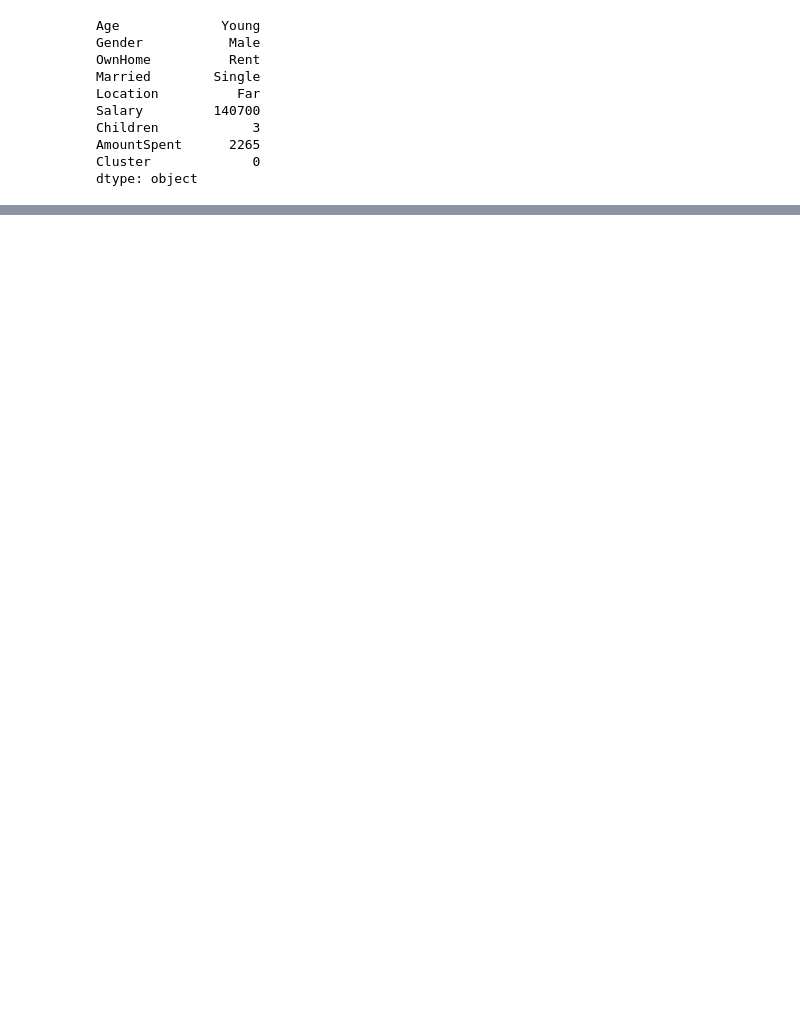
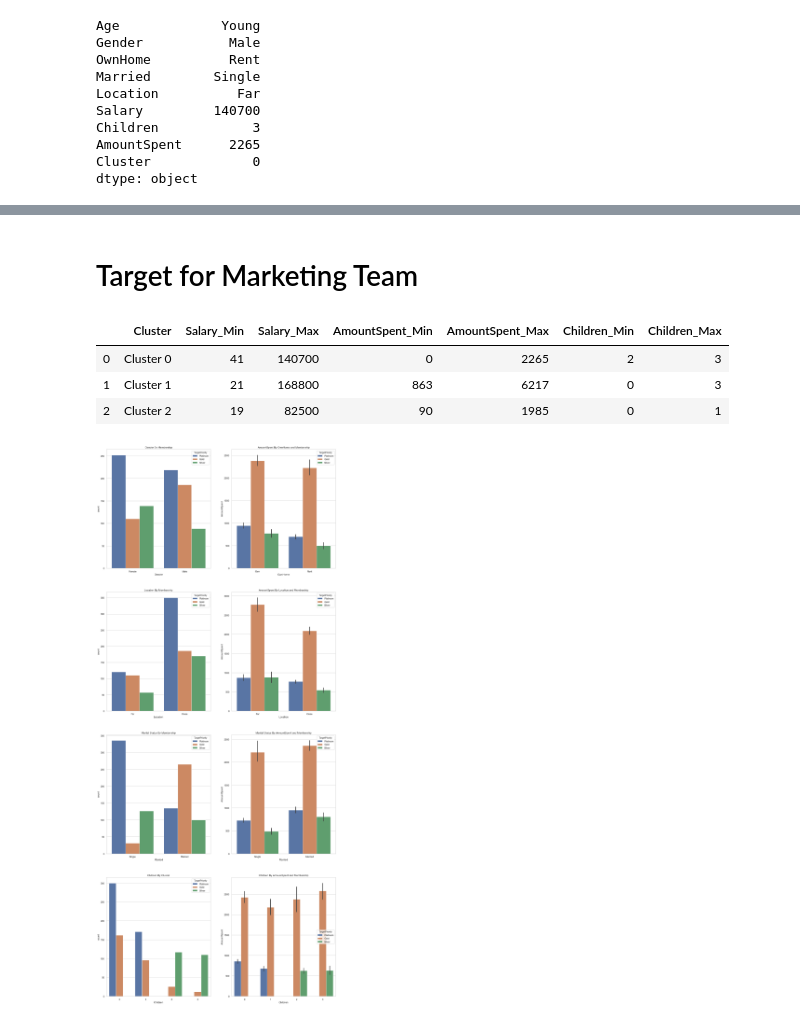
Before and after one commit to PradanaIndra/FinalProject, a Jupyter notebook: FinalProject_Pradana.ipynb, the cells around one changed output, grey strips where cells are left out. Cells and saved outputs as stored; diff of their text form; code cells hidden in the pictures; blank space fills up the shorter version.

```diff
--- a/FinalProject_Pradana.ipynb
+++ b/FinalProject_Pradana.ipynb
@@ -592,0 +645,2 @@ dtype: object
+# %% [markdown]
+# Target for Marketing Team
@@ -593,55 +650,65 @@ dtype: object
+# %%
+Targeting
+# %% [output]
+|  | Cluster | Salary_Min | Salary_Max | AmountSpent_Min | AmountSpent_Max | Children_Min | Children_Max |
+| 0 | Cluster 0 | 41 | 140700 | 0 | 2265 | 2 | 3 |
+| 1 | Cluster 1 | 21 | 168800 | 863 | 6217 | 0 | 3 |
+| 2 | Cluster 2 | 19 | 82500 | 90 | 1985 | 0 | 1 |
+# %%
+def label(data):
+    if data == 0:
+        return 'Silver'
+    if data == 1:
+        return 'Gold'
+    if data == 2:
+        return 'Platinum'
+# %%
+df_clustered['TargetPriority'] = df_clustered['Cluster'].apply(label)
 # %%
 a = plt.figure( figsize = (17,55))
 
 plt.subplot(5, 2, 1)
-chart = sns.countplot('Salary', data = df_clustered, hue = 'Cluster_name')
+chart = sns.countplot('Gender', data = df_clustered, hue = 'TargetPriority')
 chart.set_xticklabels(chart.get_xticklabels(), rotation=0)
-plt.title('Job By Cluster')
+plt.title('Gender By Membership')
 
 plt.subplot(5, 2, 2)
-box = sns.barplot(x = 'Job',y = 'Credit amount', hue = 'Cluster_name', data=df_clustered)
+box = sns.barplot(x = 'OwnHome',y = 'AmountSpent', hue = 'TargetPriority', data=df_clustered)
 box.set_xticklabels(box.get_xticklabels(), rotation=0)
-plt.title('Credit Amount By Job and Cluster')
+plt.title('AmountSpent By OwnHome and Membership')
 
 plt.subplot(5, 2, 3)
-chart = sns.countplot('Housing', data = df_clustered, hue = 'Cluster_name')
+chart = sns.countplot('Location', data = df_clustered, hue = 'TargetPriority')
 chart.set_xticklabels(chart.get_xticklabels(), rotation=0)
-plt.title('Housing By Cluster')
+plt.title('Location By Membership')
 
 plt.subplot(5, 2, 4)
-box = sns.barplot(x = 'Housing',y = 'Credit amount', hue = 'Cluster_name', data=df_clustered)
+box = sns.barplot(x = 'Location',y = 'AmountSpent', hue = 'TargetPriority', data=df_clustered)
 box.set_xticklabels(box.get_xticklabels(), rotation=0)
-plt.title('Credit Amount By Housing and Cluster')
+plt.title('AmountSpent By Location and Membership')
 
 plt.subplot(5, 2, 5)
-chart = sns.countplot('Saving accounts', data = df_clustered, hue = 'Cluster_name')
+chart = sns.countplot('Married', data = df_clustered, hue = 'TargetPriority')
 chart.set_xticklabels(chart.get_xticklabels(), rotation=0)
-plt.title('Saving Accounts By Cluster')
+plt.title('Marital Status By Membership')
 
 plt.subplot(5, 2, 6)
-box = sns.barplot(x = 'Saving accounts',y = 'Credit amount', hue = 'Cluster_name', data=df_clustered)
+box = sns.barplot(x = 'Married',y = 'AmountSpent', hue = 'TargetPriority', data=df_clustered)
 box.set_xticklabels(box.get_xticklabels(), rotation=0)
-plt.title('Credit Amount By Saving Accounts and Cluster')
+plt.title('Marital Status By AmountSpent and Membership')
 
 plt.subplot(5, 2, 7)
-chart = sns.countplot('Checking account', data = df_clustered, hue = 'Cluster_name')
+chart = sns.countplot('Children', data = df_clustered, hue = 'TargetPriority')
 chart.set_xticklabels(chart.get_xticklabels(), rotation=0)
-plt.title('Checking accounts By Cluster')
+plt.title('Children By Cluster')
 
 plt.subplot(5, 2, 8)
-box = sns.barplot(x = 'Checking account',y = 'Credit amount', hue = 'Cluster_name', data=df_clustered)
+box = sns.barplot(x = 'Children',y = 'AmountSpent', hue = 'TargetPriority', data=df_clustered)
 box.set_xticklabels(box.get_xticklabels(), rotation=0)
-plt.title('Credit Amount By Checking accounts and Cluster')
+plt.title('Children By AmountSpent and Membership')
 
-plt.subplot(5, 2, 9)
-chart = sns.countplot('Purpose', data = df_clustered, hue = 'Cluster_name')
-chart.set_xticklabels(chart.get_xticklabels(), rotation=20)
-plt.title('Checking accounts By Cluster')
-
-plt.subplot(5, 2, 10)
-box = sns.barplot(x = 'Purpose',y = 'Credit amount', hue = 'Cluster_name', data=df_clustered)
-box.set_xticklabels(box.get_xticklabels(), rotation=20)
-plt.title('Credit Amount By Checking accounts and Cluster')
 
 plt.tight_layout(pad=2, h_pad=1, w_pad=1, rect=(3,100,10,3))
 a.savefig('catclus.png')
+# %% [output]
+[figure, added]
```
Also changed, not shown: parts of 5 cells of this notebook.
